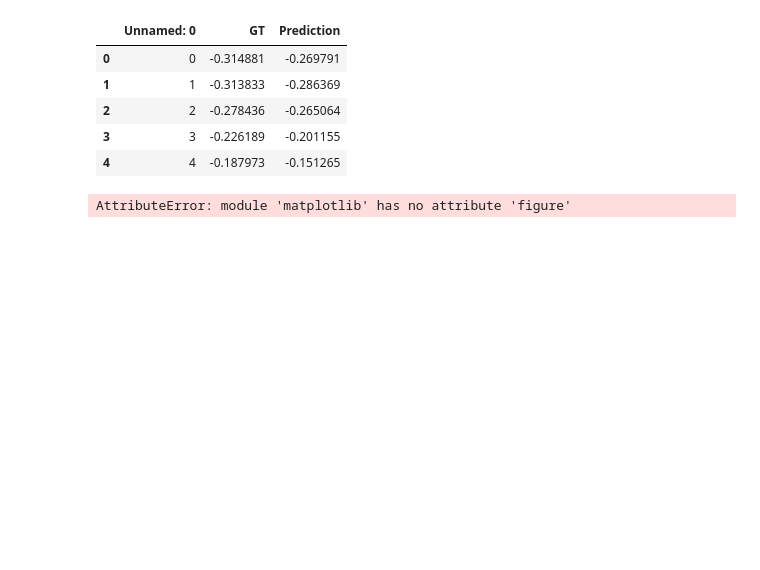
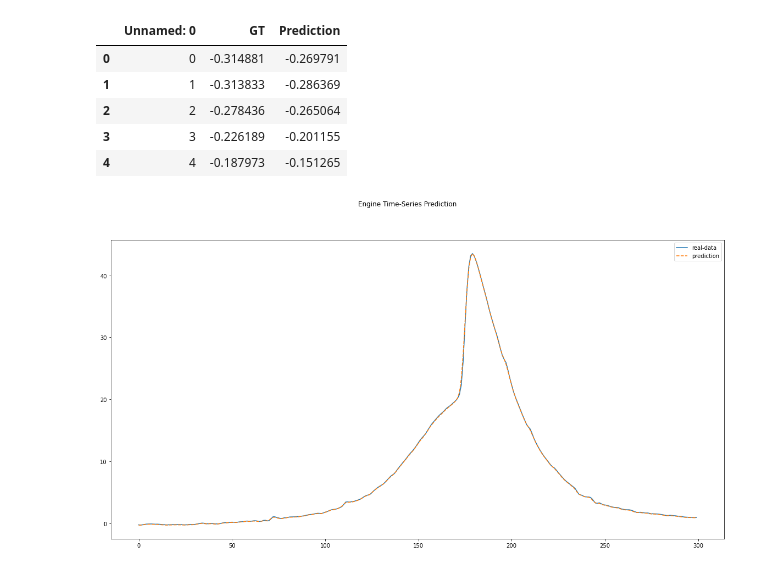
Before and after one commit to mojoee/23_Project_Anshul, a Jupyter notebook: evaluation/inspect_results.ipynb, the cells around one changed output. Drawn from its saved outputs; the diff is of its cells as text; code cells hidden in the pictures; blank space fills up the shorter version.

```diff
--- a/evaluation/inspect_results.ipynb
+++ b/evaluation/inspect_results.ipynb
@@ -18,16 +18,16 @@ df.head()
 # %%
 
 data_predict = df["GT"]
 dataY_plot = df["Prediction"]
 #sample_size=len(input)
-sample_size=100
+sample_size=300
 start=0
 end=start+sample_size
 plt.figure(figsize=(20,10))
 plt.plot(dataY_plot[start:end])
-plt.plot(data_predict[start:end],"o", alpha=0.5 )
+plt.plot(data_predict[start:end],"--" )
 plt.suptitle('Engine Time-Series Prediction')
 plt.legend(['real-data', 'prediction'])
 plt.show()
 # %% [output]
-AttributeError: module 'matplotlib' has no attribute 'figure'
+[figure, added]
```
Also changed, not shown: parts of 1 cell of this notebook, 11 other files.
